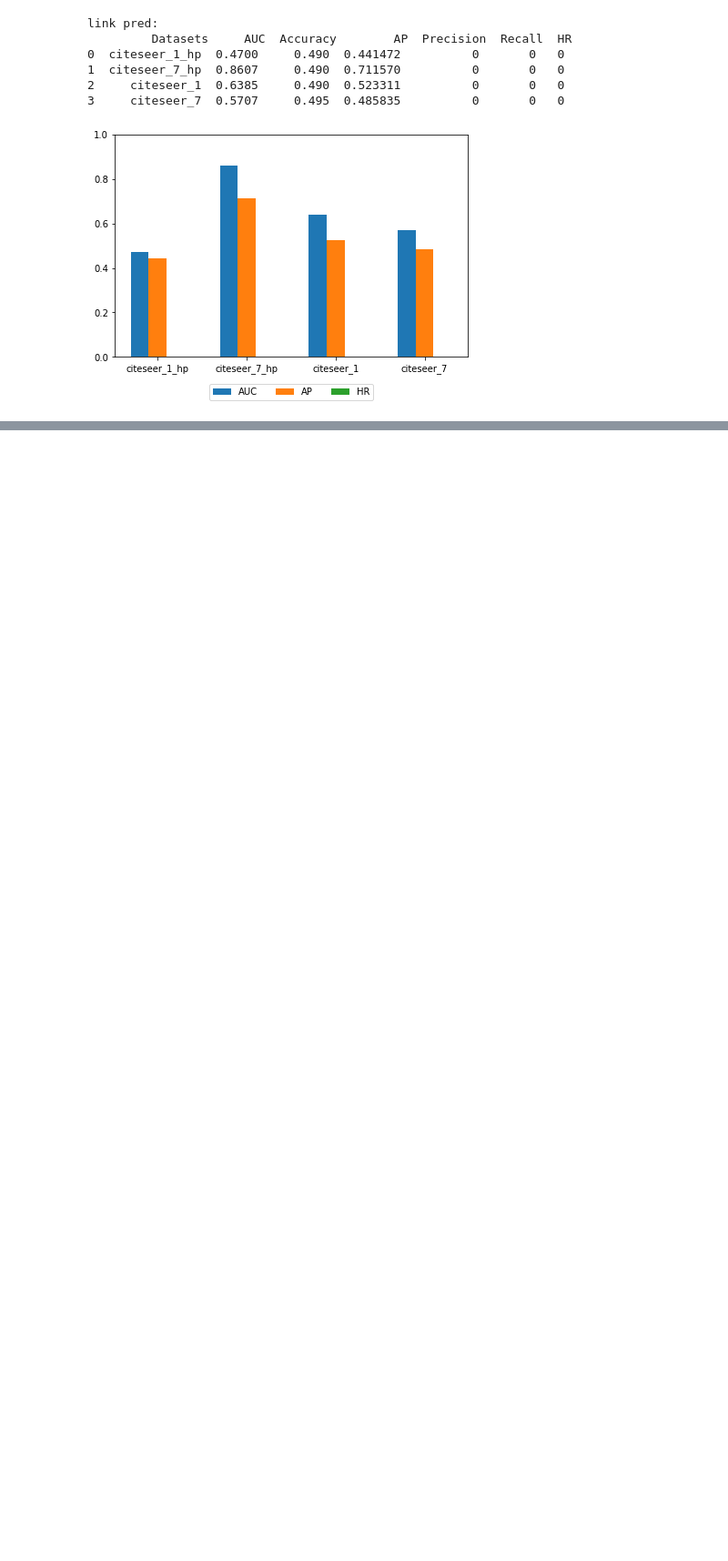
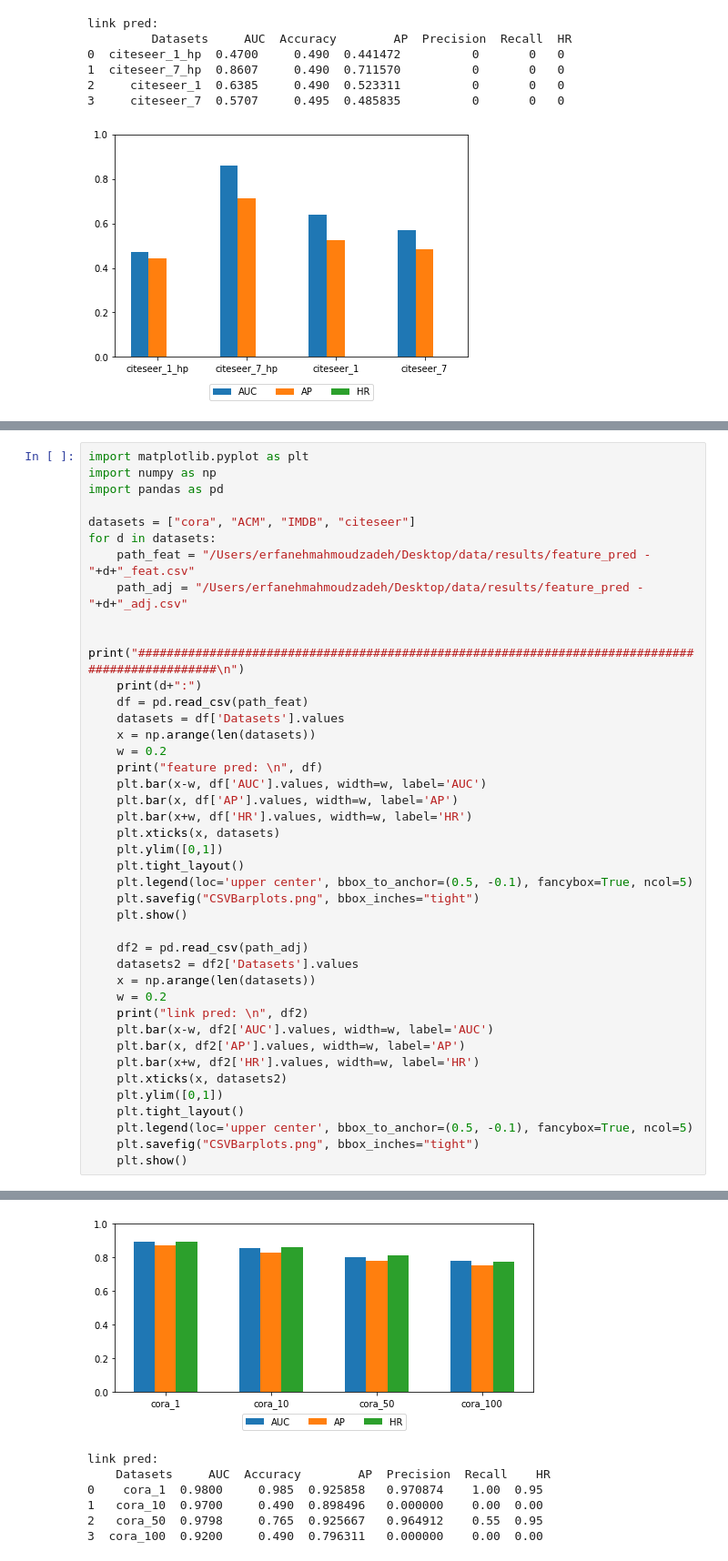
Before and after one commit to erfmah/Inductive_Learining, a Jupyter notebook: feat_pred.ipynb, the cells around one changed output, grey strips where cells are left out. Shown at 91% size. Drawn from its saved outputs; the diff is of its cells as text; blank space fills up the shorter version.

```diff
--- a/feat_pred.ipynb
+++ b/feat_pred.ipynb
@@ -826,0 +873,42 @@ link pred:
+# %%
+import matplotlib.pyplot as plt
+import numpy as np
+import pandas as pd
+
+datasets = ["cora", "ACM", "IMDB", "citeseer"]
+for d in datasets:
+    path_feat = "/Users/erfanehmahmoudzadeh/Desktop/data/results/feature_pred - "+d+"_feat.csv"
+    path_adj = "/Users/erfanehmahmoudzadeh/Desktop/data/results/feature_pred - "+d+"_adj.csv"
+
+    print("################################################################################################\n")
+    print(d+":")
+    df = pd.read_csv(path_feat)
+    datasets = df['Datasets'].values
+    x = np.arange(len(datasets))
+    w = 0.2
+    print("feature pred: \n", df)
+    plt.bar(x-w, df['AUC'].values, width=w, label='AUC')
+    plt.bar(x, df['AP'].values, width=w, label='AP')
+    plt.bar(x+w, df['HR'].values, width=w, label='HR')
+    plt.xticks(x, datasets)
+    plt.ylim([0,1])
+    plt.tight_layout()
+    plt.legend(loc='upper center', bbox_to_anchor=(0.5, -0.1), fancybox=True, ncol=5)
+    plt.savefig("CSVBarplots.png", bbox_inches="tight")
+    plt.show()
+
+    df2 = pd.read_csv(path_adj)
+    datasets2 = df2['Datasets'].values
+    x = np.arange(len(datasets))
+    w = 0.2
+    print("link pred: \n", df2)
+    plt.bar(x-w, df2['AUC'].values, width=w, label='AUC')
+    plt.bar(x, df2['AP'].values, width=w, label='AP')
+    plt.bar(x+w, df2['HR'].values, width=w, label='HR')
+    plt.xticks(x, datasets2)
+    plt.ylim([0,1])
+    plt.tight_layout()
+    plt.legend(loc='upper center', bbox_to_anchor=(0.5, -0.1), fancybox=True, ncol=5)
+    plt.savefig("CSVBarplots.png", bbox_inches="tight")
+    plt.show()
+# %% [output]
@@ -826,0 +924,7 @@ link pred:
+[figure, added]
+link pred:
+    Datasets     AUC  Accuracy        AP  Precision  Recall    HR
+0    cora_1  0.9800     0.985  0.925858   0.970874    1.00  0.95
+1   cora_10  0.9700     0.490  0.898496   0.000000    0.00  0.00
+2   cora_50  0.9798     0.765  0.925667   0.964912    0.55  0.95
+3  cora_100  0.9200     0.490  0.796311   0.000000    0.00  0.00
```
Also changed, not shown: parts of 3 cells of this notebook, 16 other files.
